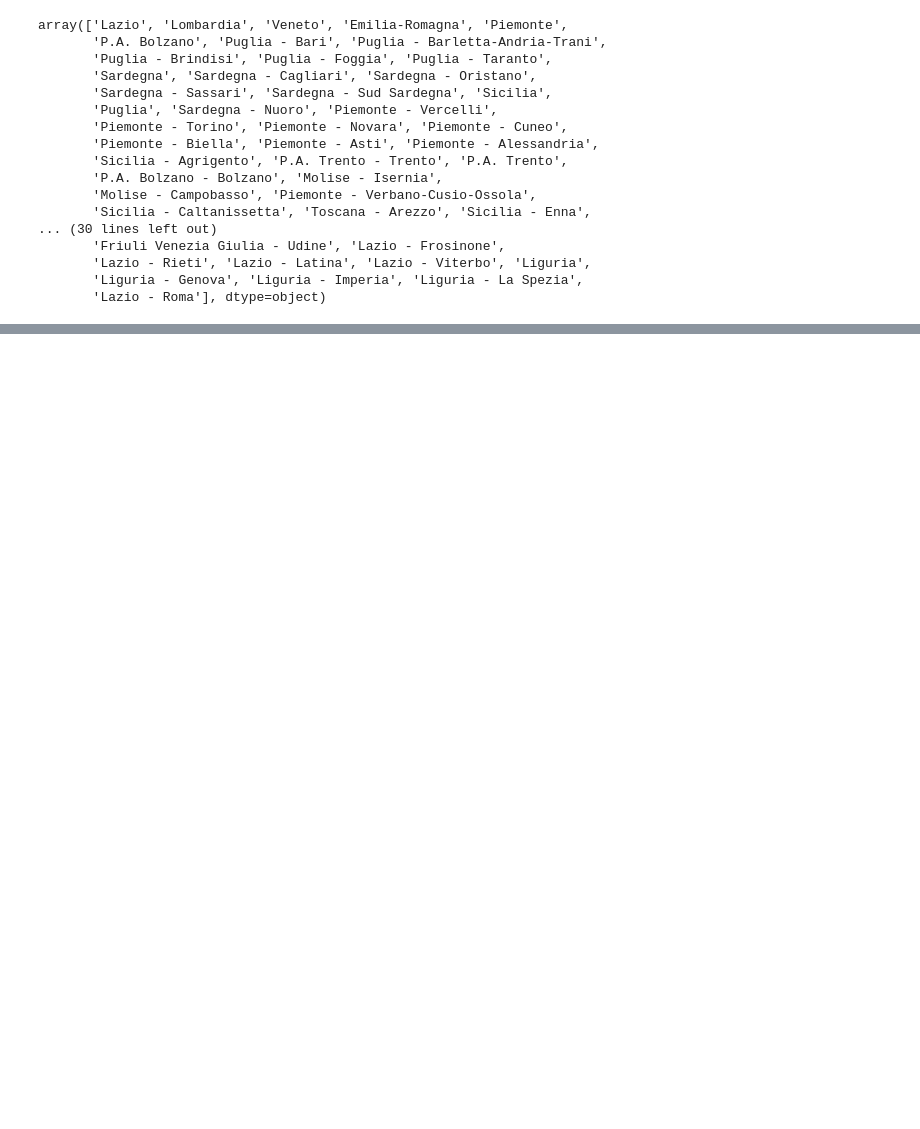
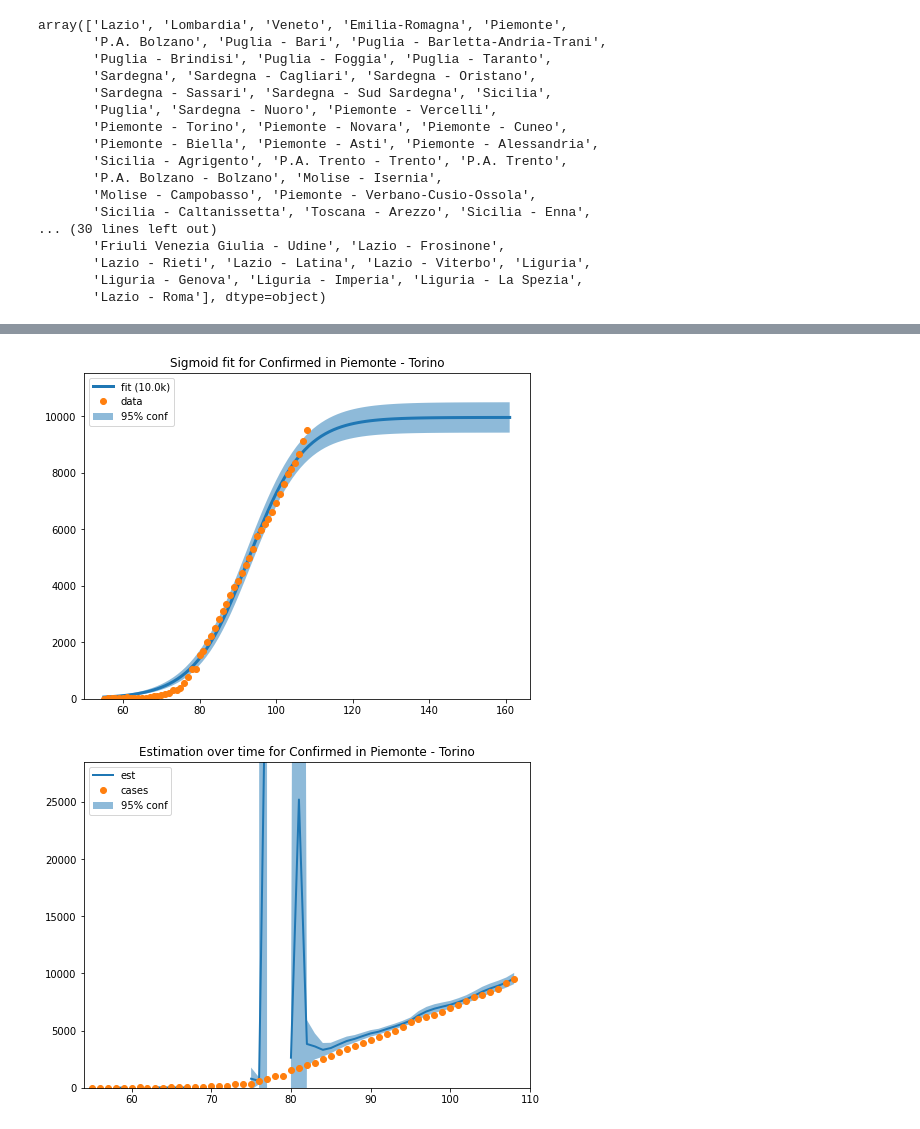
Before and after one commit to fmossott/COVID19, a Jupyter notebook: pyscript/curveFit.ipynb, the cells around one changed output, grey strips where cells are left out. Saved outputs shown, nothing was run; the diff lists cells and outputs as text; code cells hidden in the pictures; blank space fills up the shorter version.

```diff
--- a/pyscript/curveFit.ipynb
+++ b/pyscript/curveFit.ipynb
@@ -374,0 +378,5 @@ allPlots('Lombardia - Milano')
+# %%
+provPlots('Piemonte','Torino')
+# %% [output]
+[figure, added]
+[figure, added]
```
Also changed, not shown: parts of 15 cells of this notebook.
